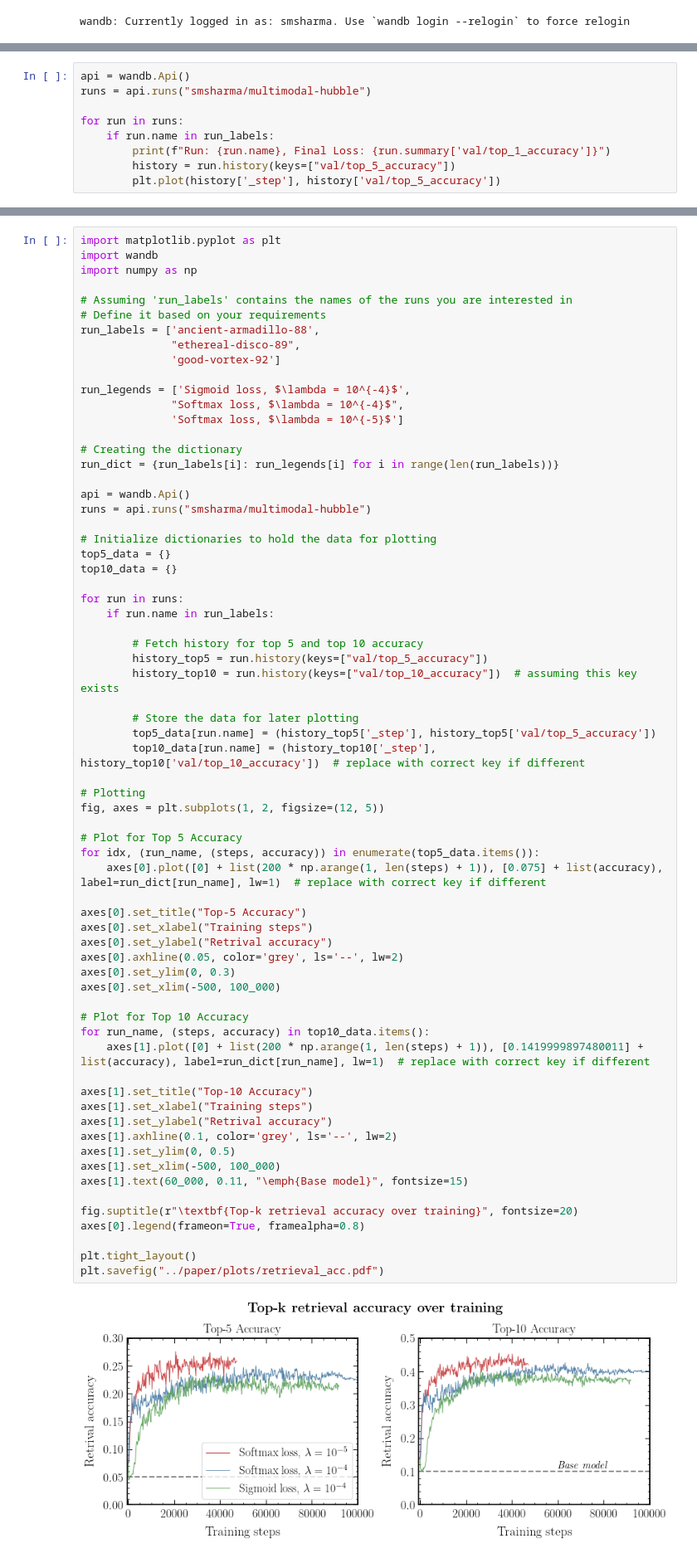
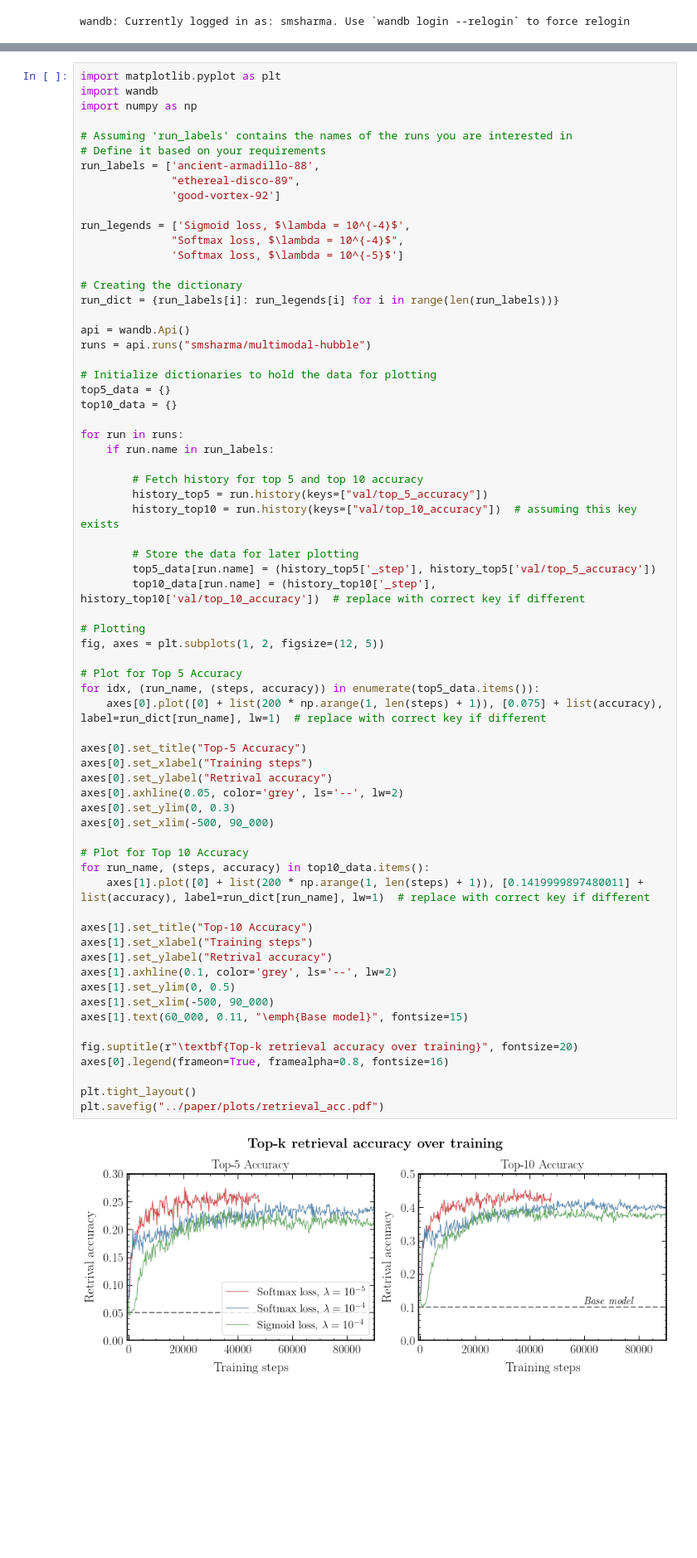
Before and after one commit to smsharma/PAPERCLIP-Hubble, a Jupyter notebook: notebooks/04_retrieval_acc.ipynb, the cells around one changed output, grey strips where cells are left out. Shown at 83% size. Drawn from its saved outputs; the diff is of its cells as text; blank space fills up the shorter version.

```diff
--- a/notebooks/04_retrieval_acc.ipynb
+++ b/notebooks/04_retrieval_acc.ipynb
@@ -33,9 +28,0 @@ run_labels = ['ancient-armadillo-88',
-# %%
-api = wandb.Api()
-runs = api.runs("smsharma/multimodal-hubble")
-
-for run in runs:
-    if run.name in run_labels:
-        print(f"Run: {run.name}, Final Loss: {run.summary['val/top_1_accuracy']}")
-        history = run.history(keys=["val/top_5_accuracy"])
-        plt.plot(history['_step'], history['val/top_5_accuracy'])
@@ -82,34 +64,34 @@ for run in runs:
 
 # Plotting
 fig, axes = plt.subplots(1, 2, figsize=(12, 5))
 
 # Plot for Top 5 Accuracy
 for idx, (run_name, (steps, accuracy)) in enumerate(top5_data.items()):
     axes[0].plot([0] + list(200 * np.arange(1, len(steps) + 1)), [0.075] + list(accuracy), label=run_dict[run_name], lw=1)  # replace with correct key if different
 
 axes[0].set_title("Top-5 Accuracy")
 axes[0].set_xlabel("Training steps")
 axes[0].set_ylabel("Retrival accuracy")
 axes[0].axhline(0.05, color='grey', ls='--', lw=2)
 axes[0].set_ylim(0, 0.3)
-axes[0].set_xlim(-500, 100_000)
+axes[0].set_xlim(-500, 90_000)
 
 # Plot for Top 10 Accuracy
 for run_name, (steps, accuracy) in top10_data.items():
     axes[1].plot([0] + list(200 * np.arange(1, len(steps) + 1)), [0.1419999897480011] + list(accuracy), label=run_dict[run_name], lw=1)  # replace with correct key if different
 
 axes[1].set_title("Top-10 Accuracy")
 axes[1].set_xlabel("Training steps")
 axes[1].set_ylabel("Retrival accuracy")
 axes[1].axhline(0.1, color='grey', ls='--', lw=2)
 axes[1].set_ylim(0, 0.5)
-axes[1].set_xlim(-500, 100_000)
+axes[1].set_xlim(-500, 90_000)
 axes[1].text(60_000, 0.11, "\emph{Base model}", fontsize=15)
 
 fig.suptitle(r"\textbf{Top-k retrieval accuracy over training}", fontsize=20)
-axes[0].legend(frameon=True, framealpha=0.8)
+axes[0].legend(frameon=True, framealpha=0.8, fontsize=16)
 
 plt.tight_layout()
 plt.savefig("../paper/plots/retrieval_acc.pdf")
 # %% [output]
-[figure, old version]
+[figure, new version]
```
Also changed, not shown: parts of 2 cells of this notebook, 3 other files.
